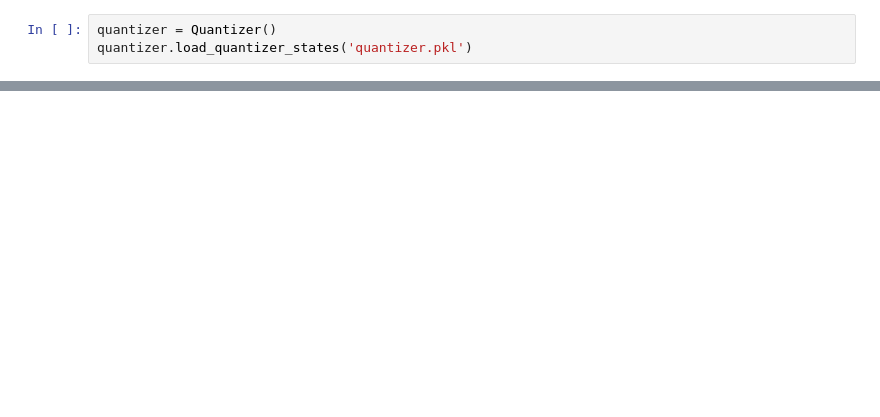
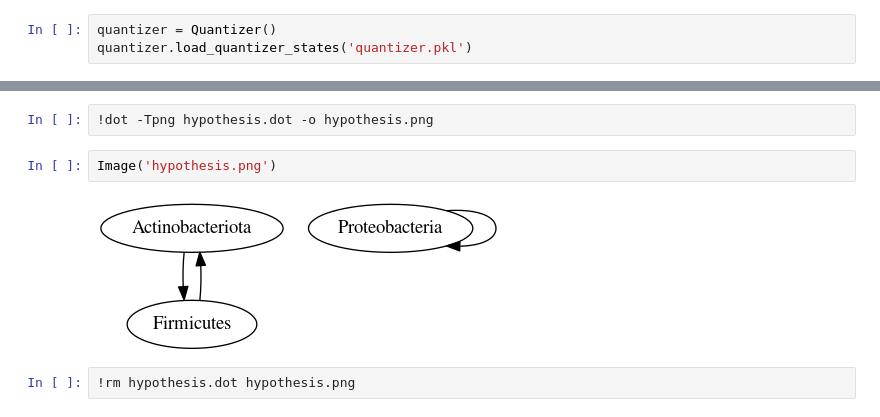
Before and after one commit to zeroknowledgediscovery/qbiome, a Jupyter notebook: examples/hypothesis.ipynb, the cells around one changed output, grey strips where cells are left out. Drawn from its saved outputs; the diff is of its cells as text; blank space fills up the shorter version.

Commit message:
Fully integrate hypothesis into qbiome:

```diff
--- a/examples/hypothesis.ipynb
+++ b/examples/hypothesis.ipynb
@@ -21,0 +22,8 @@ IndexError: list index out of range
+# %%
+!dot -Tpng hypothesis.dot -o hypothesis.png
+# %%
+Image('hypothesis.png')
+# %% [output]
+[figure, added]
+# %%
+!rm hypothesis.dot hypothesis.png
```
Also changed, not shown: parts of 2 cells of this notebook, 1 other file.
